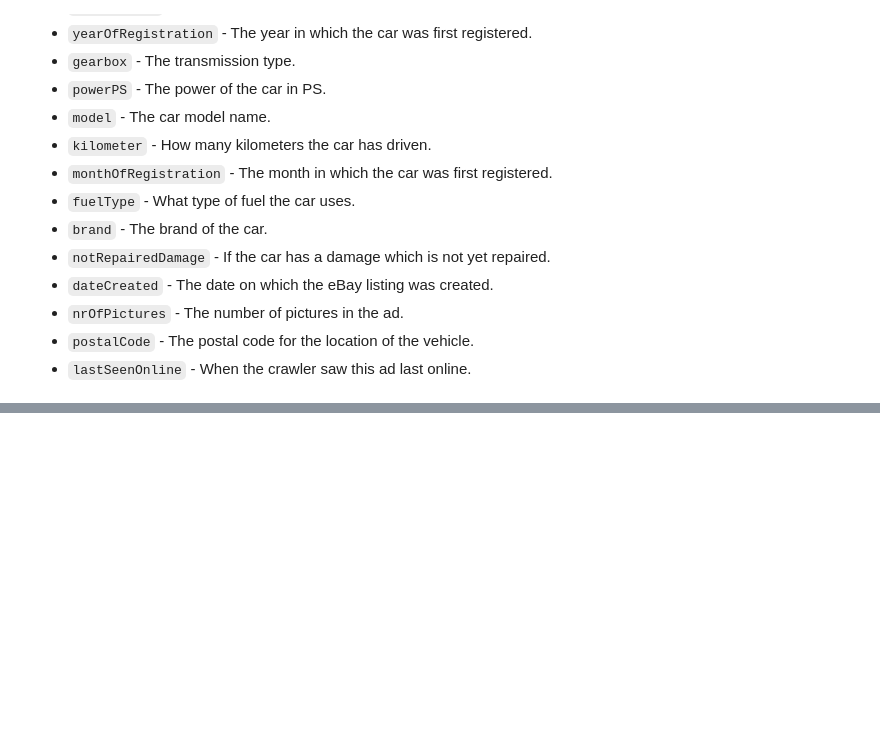
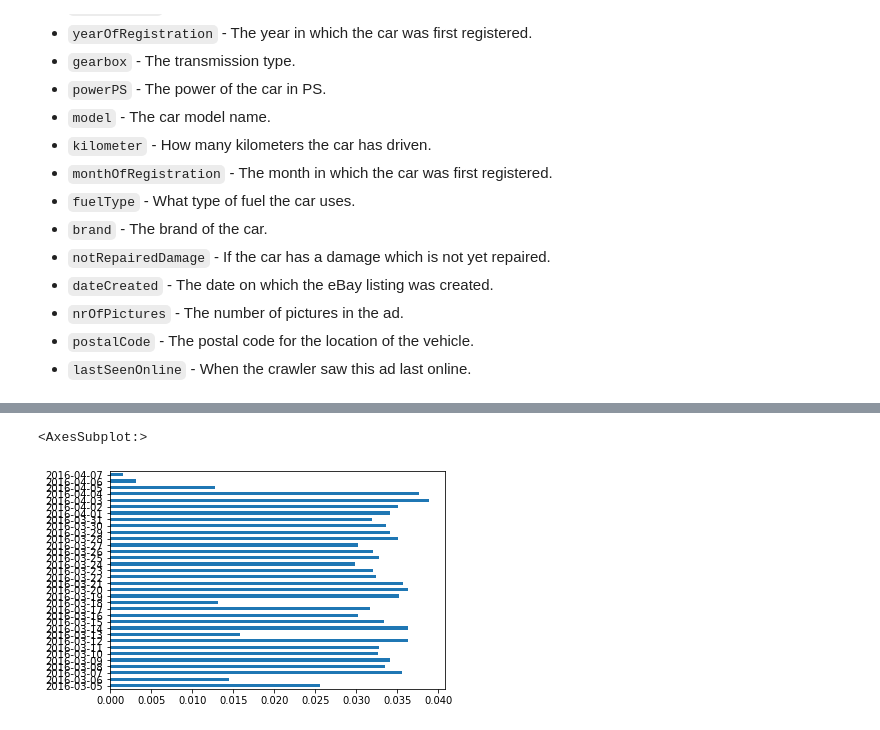
Before and after one commit to nikomccarty/data_science_notebooks, a Jupyter notebook: 20220423_ebay_car_sales/ebay_sales_data.ipynb, the cells around one changed output, grey strips where cells are left out. Saved outputs shown, nothing was run; the diff lists cells and outputs as text; code cells hidden in the pictures; blank space fills up the shorter version.

```diff
--- a/20220423_ebay_car_sales/ebay_sales_data.ipynb
+++ b/20220423_ebay_car_sales/ebay_sales_data.ipynb
@@ -106,0 +153,2 @@ See page 3 of DataQuest.
+# %%
+df = df[df['price'].between(50, 350000)]
@@ -106,0 +195,11 @@ See page 3 of DataQuest.
+# %%
+date_crawled_values = (df['date_crawled']
+    .str[:10]
+    .value_counts(normalize=True, dropna=False)
+    .sort_index()
+    )
+# %%
+date_crawled_values.plot(kind='barh')
+# %% [output]
+<AxesSubplot:>
+[figure, added]
```
Also changed, not shown: parts of 59 cells of this notebook.
